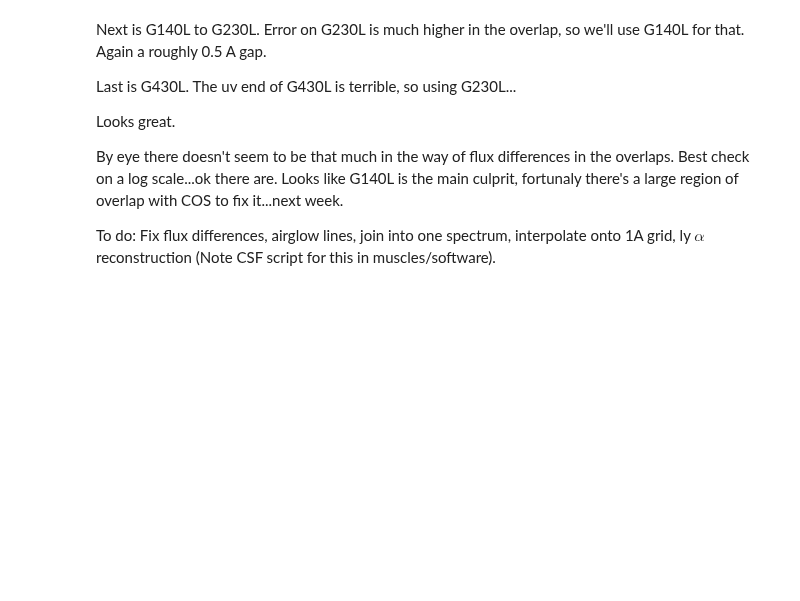
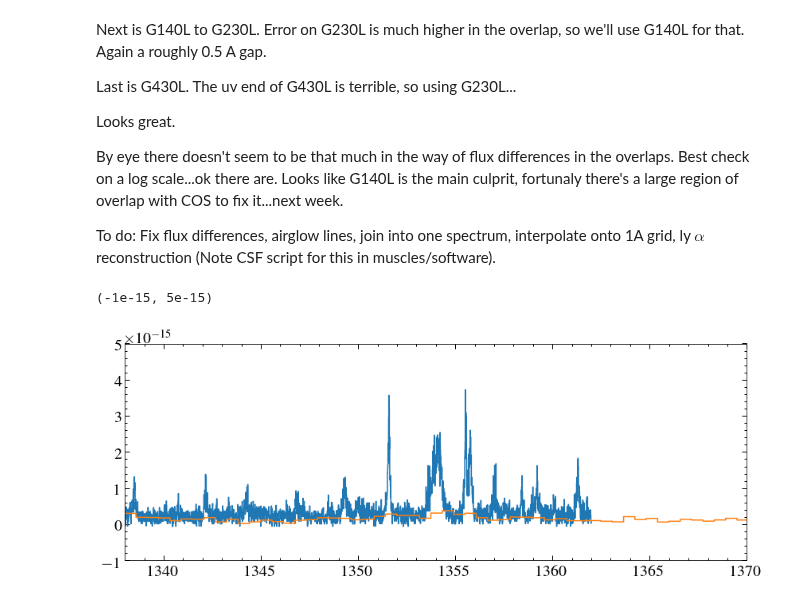
Before and after one commit to davidjwilson/SEDs, a Jupyter notebook: gj_674/combined/combined_sed_rough.ipynb, the cells around one changed output. Drawn from its saved outputs; the diff is of its cells as text; code cells hidden in the pictures; blank space fills up the shorter version.

Commit message:
airglow and scaling

```diff
--- a/gj_674/combined/combined_sed_rough.ipynb
+++ b/gj_674/combined/combined_sed_rough.ipynb
@@ -152,3 +152,25 @@ Looks great.
 By eye there doesn't seem to be that much in the way of flux differences in the overlaps. Best check on a log scale...ok there are. Looks like G140L is the main culprit, fortunaly there's a large region of overlap with COS to fix it...next week.
 
 To do: Fix flux differences, airglow lines, join into one spectrum, interpolate onto 1A grid, ly $\alpha$ reconstruction (Note CSF script for this in muscles/software).
+# %%
+#flux differences
+#COS
+band = 'G130M'
+
+cdata = readsav('../COS/GJ674_COS130M_Mm1_NOSCL_03apr18.sav')
+lymask = (cdata['Wave'] <1207)|(cdata['Wave'] >1225) #mask out lya
+plt.step(cdata['Wave'][lymask], cdata['Flux'][lymask])
+
+
+band = 'G140L'
+sdata = fits.getdata('../STIS/GJ674_G140L_noflare_x1d.fits', 1)[0]
+lymask = (sdata['WAVELENGTH'] <1207)|(sdata['WAVELENGTH']>1225)
+plt.step(data['WAVELENGTH'][lymask], data['FLUX'][lymask])
+
+#loads of emmision lines, what about that small bit after ~1350?
+#lots of airglow(?), maybe sort that first?
+plt.xlim(1338, 1370)
+plt.ylim(-0.1e-14, 0.5e-14)
+# %% [output]
+(-1e-15, 5e-15)
+[figure, added]
```
Also changed, not shown: parts of 8 cells of this notebook, 1 other file.
